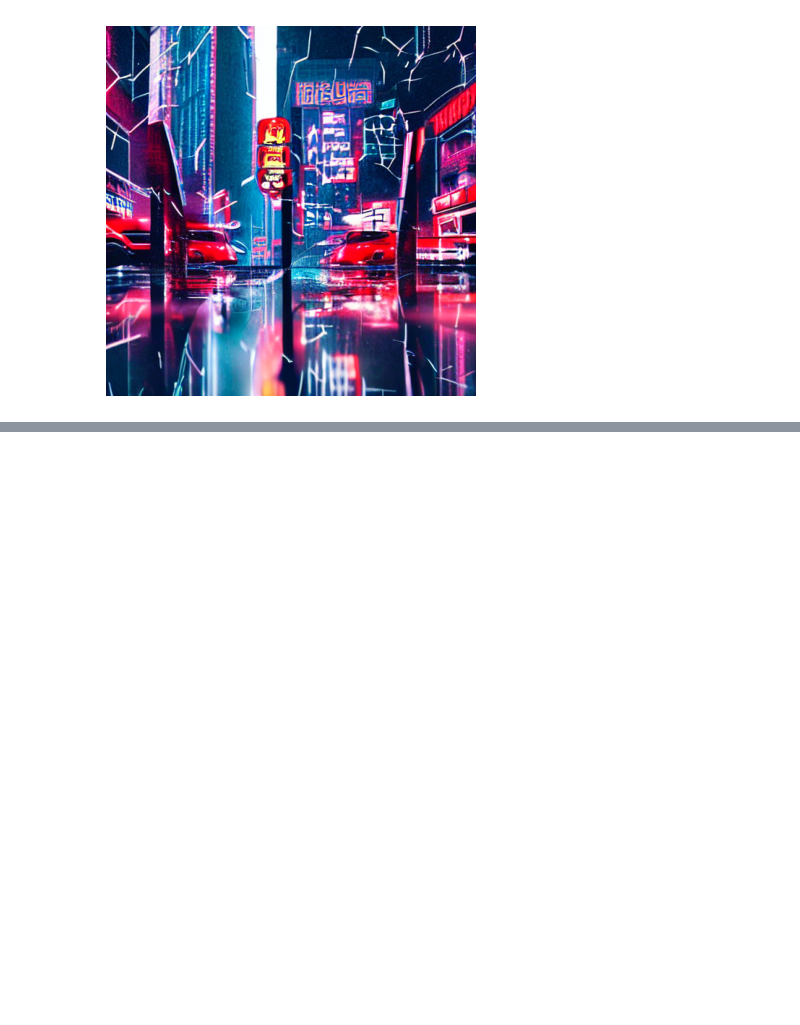
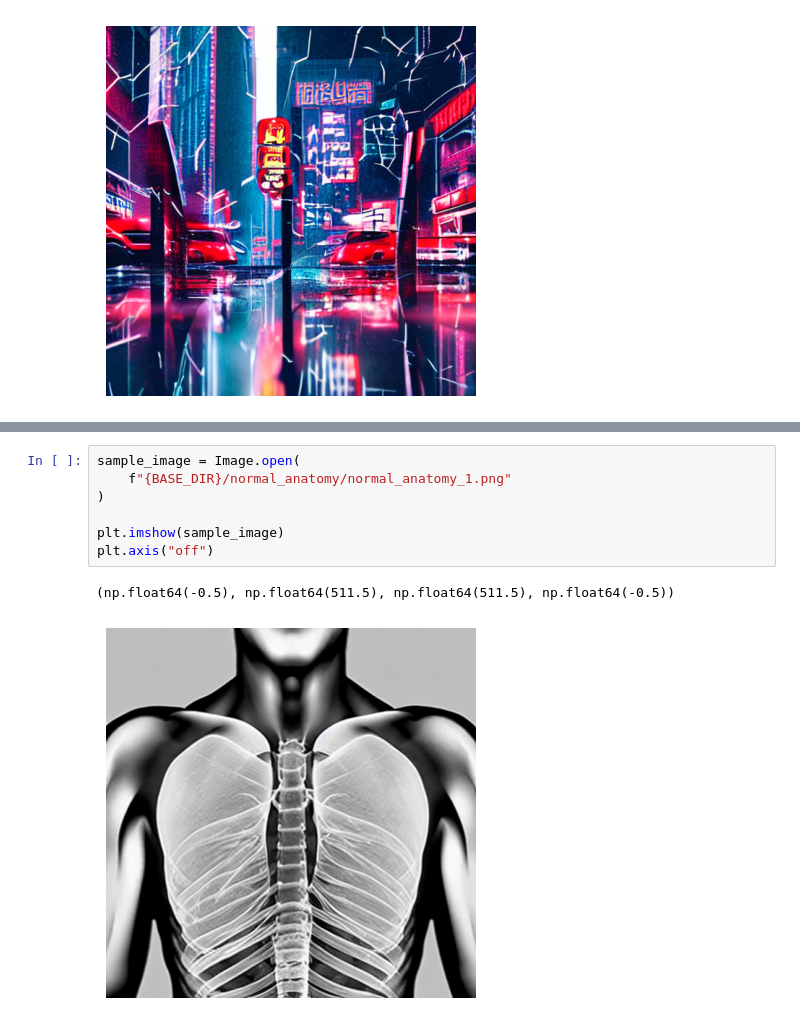
Before and after one commit to PunyaSethi/GenAI, a Jupyter notebook: GenAI_LAB1_E23CSEU2383.ipynb, the cells around one changed output, grey strips where cells are left out. Cells and saved outputs as stored; diff of their text form; blank space fills up the shorter version.

```diff
--- a/GenAI_LAB1_E23CSEU2383.ipynb
+++ b/GenAI_LAB1_E23CSEU2383.ipynb
@@ -112,0 +171,10 @@ plt.axis("off")
+# %%
+sample_image = Image.open(
+    f"{BASE_DIR}/normal_anatomy/normal_anatomy_1.png"
+)
+
+plt.imshow(sample_image)
+plt.axis("off")
+# %% [output]
+(np.float64(-0.5), np.float64(511.5), np.float64(511.5), np.float64(-0.5))
+[figure, added]
```
Also changed, not shown: parts of 6 cells of this notebook.
